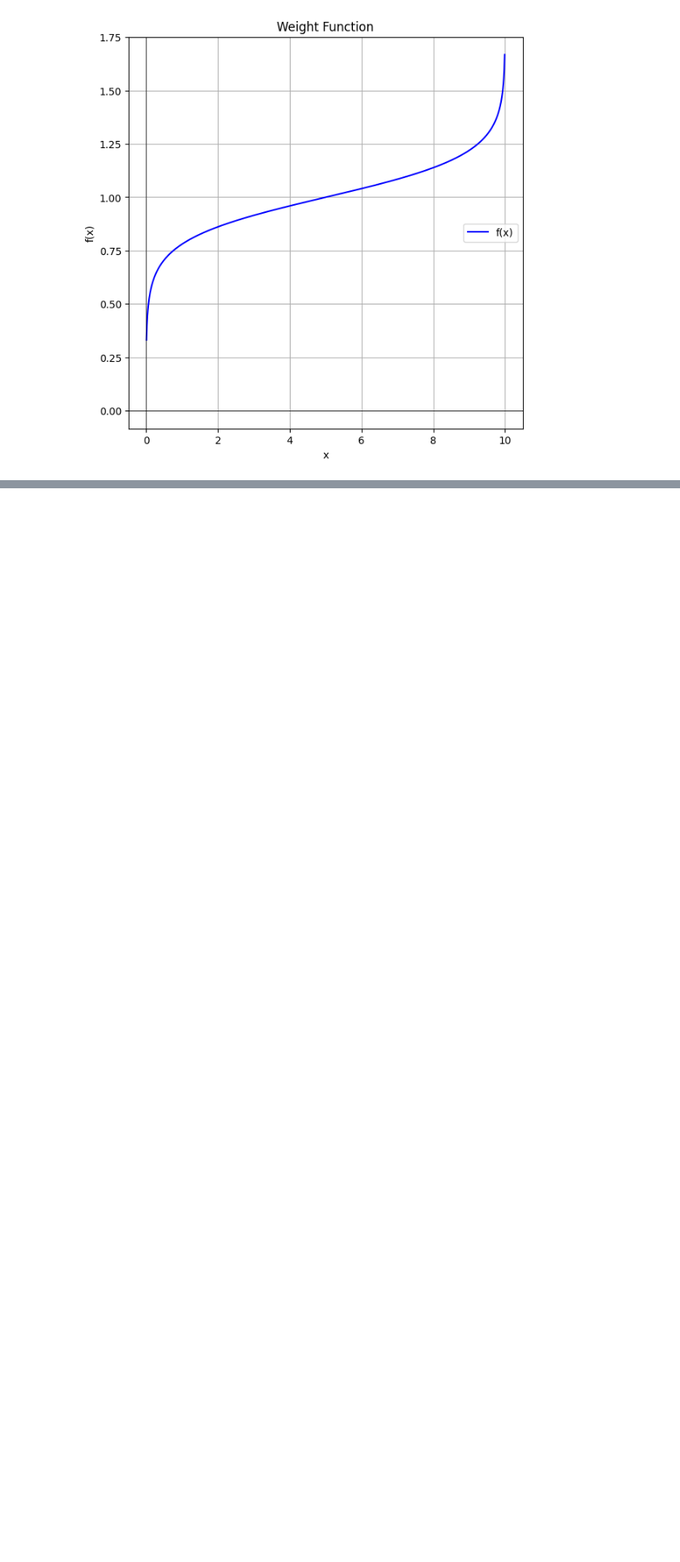
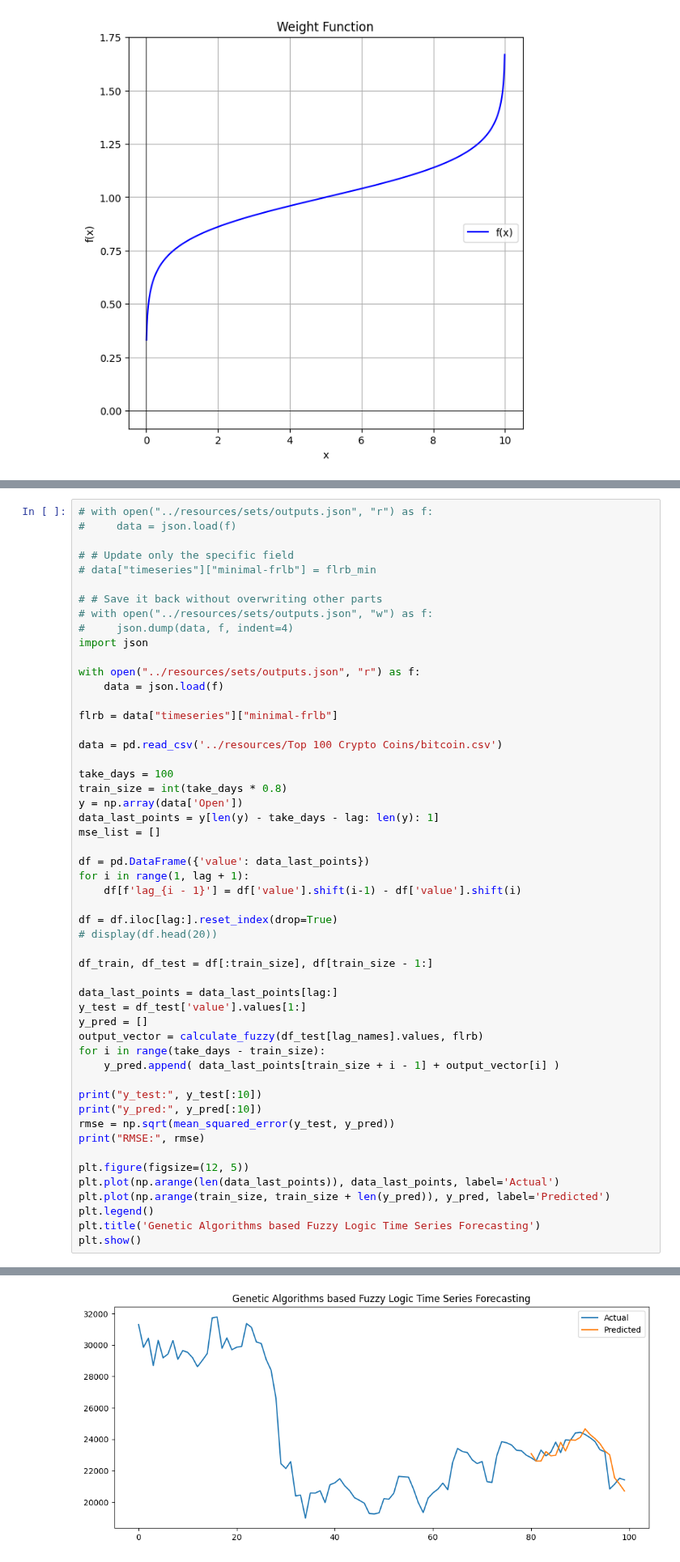
Before and after one commit to maxvonlancaster/nlp-fuzzy, a Jupyter notebook: src/time_series.ipynb, the cells around one changed output, grey strips where cells are left out. Shown at 81% size. Drawn from its saved outputs; the diff is of its cells as text; blank space fills up the shorter version.

```diff
--- a/src/time_series.ipynb
+++ b/src/time_series.ipynb
@@ -1279,0 +1292,53 @@ RMSE: 645.7300792769945
+# %%
+# with open("../resources/sets/outputs.json", "r") as f:
+#     data = json.load(f)
+
+# # Update only the specific field
+# data["timeseries"]["minimal-frlb"] = flrb_min
+
+# # Save it back without overwriting other parts
+# with open("../resources/sets/outputs.json", "w") as f:
+#     json.dump(data, f, indent=4)
+import json
+
+with open("../resources/sets/outputs.json", "r") as f:
+    data = json.load(f)
+
+flrb = data["timeseries"]["minimal-frlb"]
+
+data = pd.read_csv('../resources/Top 100 Crypto Coins/bitcoin.csv')
+
+take_days = 100
+train_size = int(take_days * 0.8)
+y = np.array(data['Open'])
+data_last_points = y[len(y) - take_days - lag: len(y): 1]
+mse_list = []
+
+df = pd.DataFrame({'value': data_last_points})
+for i in range(1, lag + 1):
+    df[f'lag_{i - 1}'] = df['value'].shift(i-1) - df['value'].shift(i)
+
+df = df.iloc[lag:].reset_index(drop=True)
+# display(df.head(20))
+
+df_train, df_test = df[:train_size], df[train_size - 1:]
+
+data_last_points = data_last_points[lag:]
+y_test = df_test['value'].values[1:]
+y_pred = []
+output_vector = calculate_fuzzy(df_test[lag_names].values, flrb)
+for i in range(take_days - train_size):
+    y_pred.append( data_last_points[train_size + i - 1] + output_vector[i] )
+
+print("y_test:", y_test[:10])
+print("y_pred:", y_pred[:10])
+rmse = np.sqrt(mean_squared_error(y_test, y_pred))
+print("RMSE:", rmse)
+
+plt.figure(figsize=(12, 5))
+plt.plot(np.arange(len(data_last_points)), data_last_points, label='Actual')
+plt.plot(np.arange(train_size, train_size + len(y_pred)), y_pred, label='Predicted')
+plt.legend()
+plt.title('Genetic Algorithms based Fuzzy Logic Time Series Forecasting')
+plt.show()
+# %% [output]
@@ -1280,3 +1349,4 @@ RMSE: 645.7300792769945
+[figure, added]
 # %%
 if mse_list:
     plt.figure(figsize=(12, 5))
```
Also changed, not shown: parts of 6 cells of this notebook, 3 other files.
